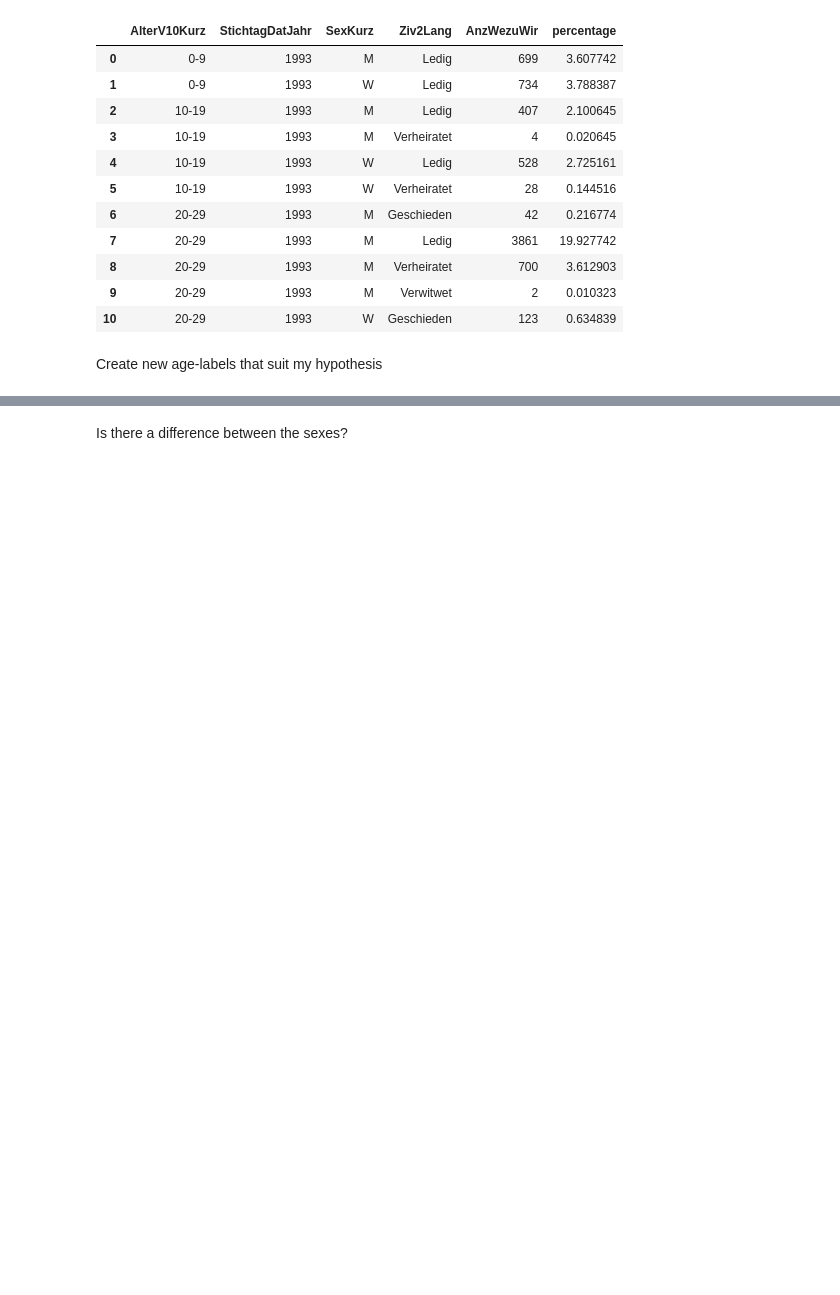
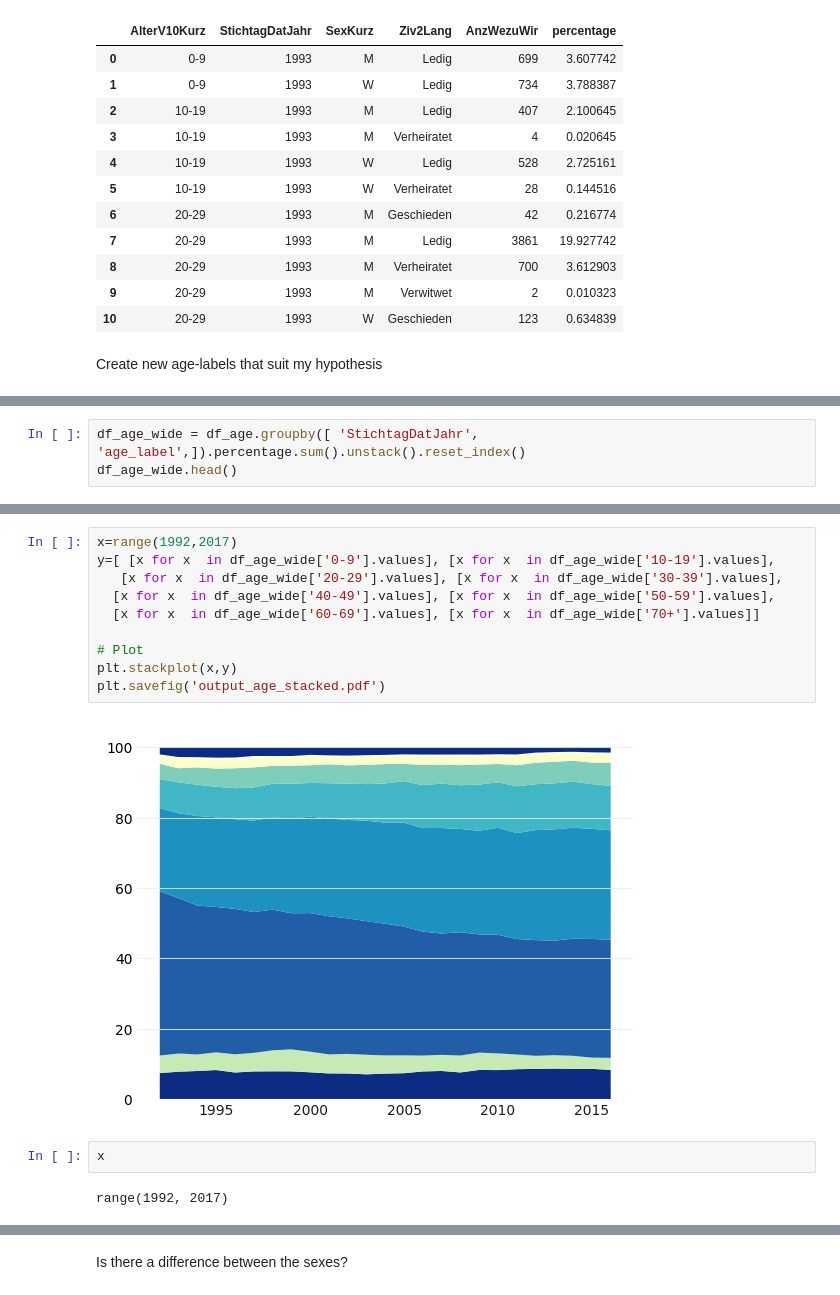
Before and after one commit to hnnswbr/Datastudio, a Jupyter notebook: Code/01-out_of_the_city/Who leaves Zurich?.ipynb, the cells around one changed output, grey strips where cells are left out. Cells and saved outputs as stored; diff of their text form; blank space fills up the shorter version.

```diff
--- a/Code/01-out_of_the_city/Who leaves Zurich?.ipynb
+++ b/Code/01-out_of_the_city/Who leaves Zurich?.ipynb
@@ -149,0 +125,3 @@ plt.savefig('output_age.pdf')
+# %%
+df_age_wide = df_age.groupby([ 'StichtagDatJahr', 'age_label',]).percentage.sum().unstack().reset_index()
+df_age_wide.head()
@@ -149,0 +162,16 @@ plt.savefig('output_age.pdf')
+# %%
+x=range(1992,2017)
+y=[ [x for x  in df_age_wide['0-9'].values], [x for x  in df_age_wide['10-19'].values],
+   [x for x  in df_age_wide['20-29'].values], [x for x  in df_age_wide['30-39'].values],
+  [x for x  in df_age_wide['40-49'].values], [x for x  in df_age_wide['50-59'].values],
+  [x for x  in df_age_wide['60-69'].values], [x for x  in df_age_wide['70+'].values]]
+
+# Plot
+plt.stackplot(x,y)
+plt.savefig('output_age_stacked.pdf')
+# %% [output]
+[figure, added]
+# %%
+x
+# %% [output]
+range(1992, 2017)
```
Also changed, not shown: parts of 26 cells of this notebook, 17 other files.
